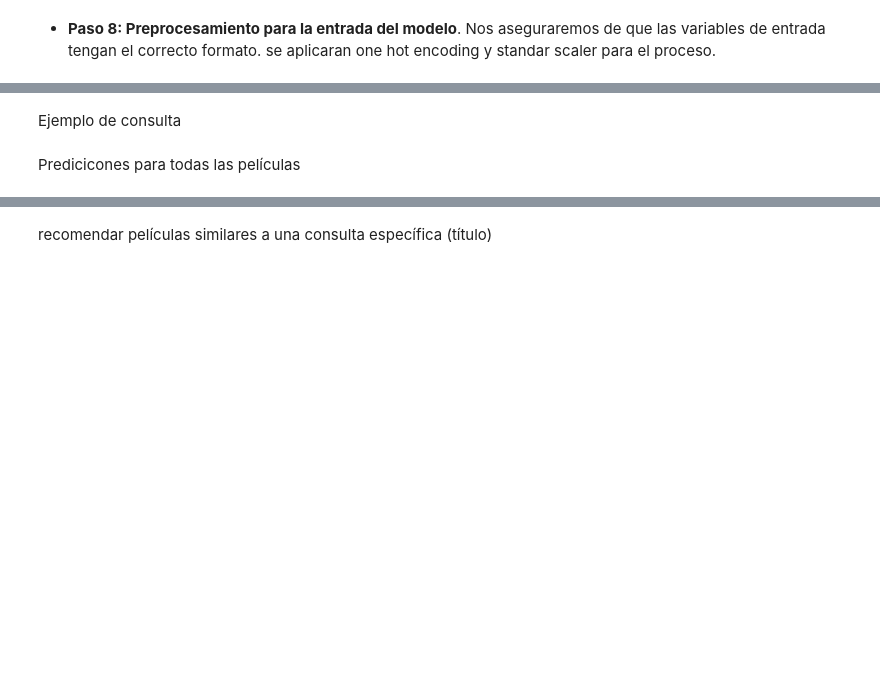
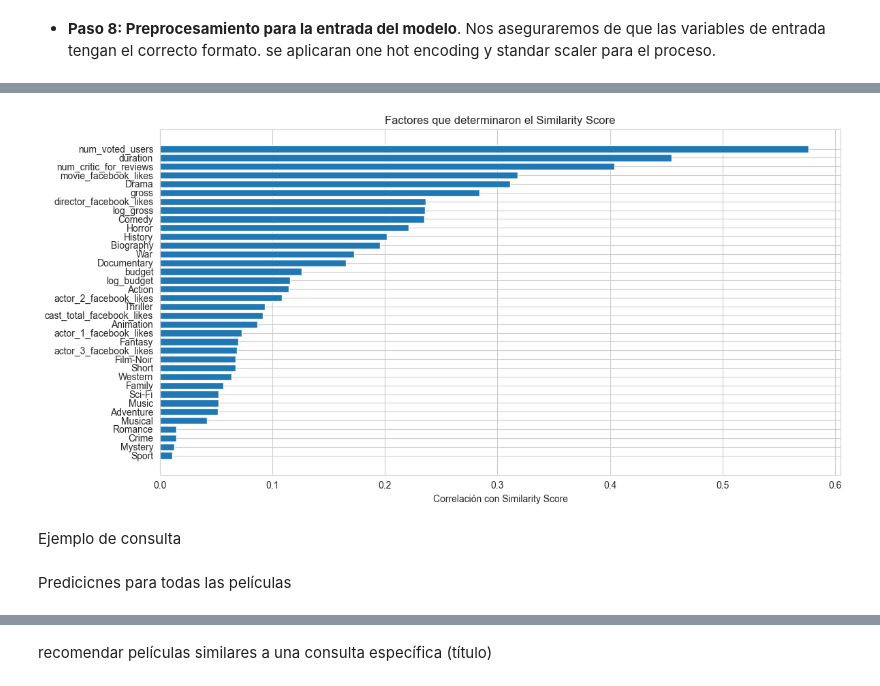
Before and after one commit to Grupo-A-Regression-and-Regularization/proyecto-final, a Jupyter notebook: Proyecto_Final.ipynb, the cells around one changed output, grey strips where cells are left out. Saved outputs shown, nothing was run; the diff lists cells and outputs as text; code cells hidden in the pictures; blank space fills up the shorter version.

```diff
--- a/Proyecto_Final.ipynb
+++ b/Proyecto_Final.ipynb
@@ -608,0 +820,22 @@ Real: 7.2, Predicción: 6.602907180786133
+# %%
+# Obtener las predicciones para todas las películas
+predictions = model.predict(X_scaled)
+predictions = np.clip(predictions, 1, 10)  # Limitar a un rango de 1 a 10
+
+# Agregar las predicciones al DataFrame de las películas
+relevant_data['predicted_similarity_score'] = predictions
+
+# Calcular la correlación entre las características de entrada y el similarity_score
+correlation = relevant_data.drop(columns=['movie_title', 'imdb_score', 'predicted_similarity_score']).corrwith(relevant_data['predicted_similarity_score'])
+
+# Ordenar por la mayor correlación
+sorted_correlation = correlation.abs().sort_values(ascending=True)
+
+# Graficar las características más importantes
+plt.figure(figsize=(12, 6))
+plt.barh(sorted_correlation.index, sorted_correlation.values, align='center')
+plt.xlabel('Correlación con Similarity Score')
+plt.title('Factores que determinaron el Similarity Score')
+plt.tight_layout()
+plt.show()
+# %% [output]
@@ -609,7 +843,8 @@ Real: 7.2, Predicción: 6.602907180786133
+[figure, added]
 # %% [markdown]
 Ejemplo de consulta
 # %% [markdown]
-Predicicones para todas las películas
+Predicicnes para todas las películas
 # %%
 predicted_scores = predict_similarity_nn(relevant_data)
 print(predicted_scores.head(10))  # Muestra las 10 películas con mayor predicción
```
Also changed, not shown: parts of 54 cells of this notebook, 2 other files.
